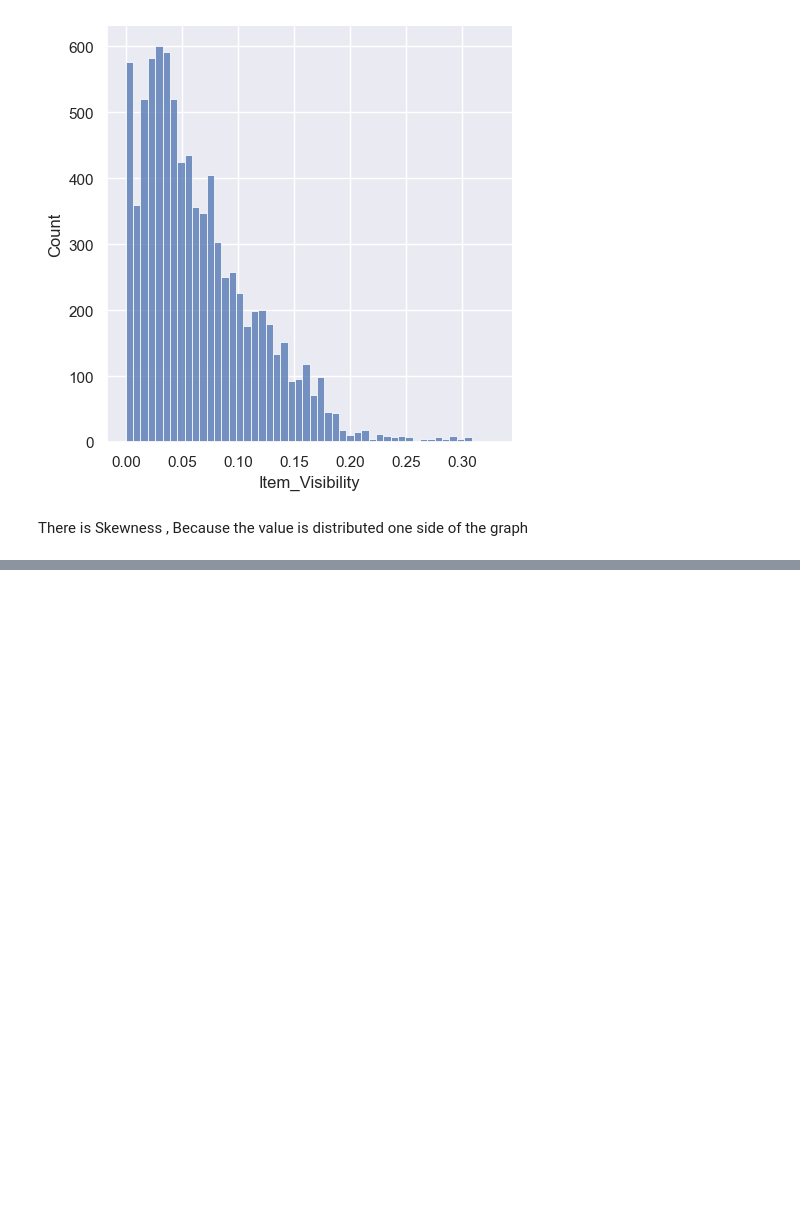
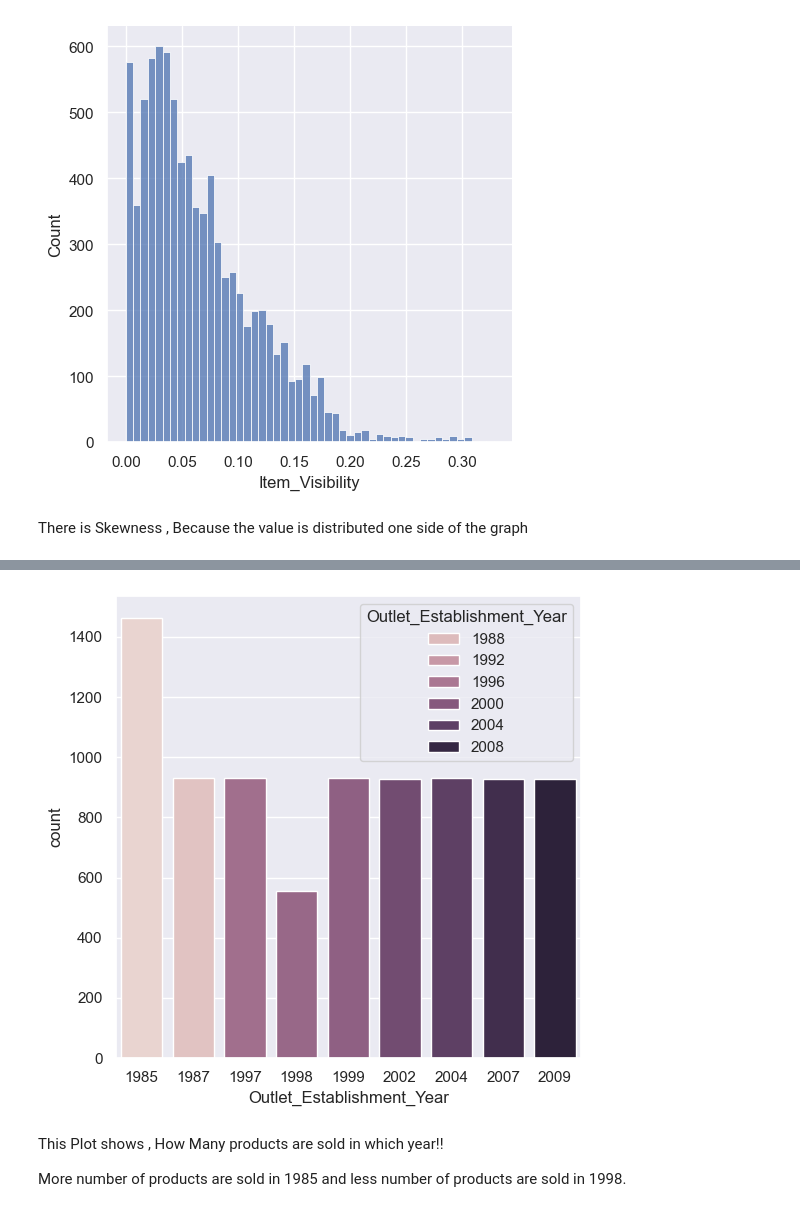
Before and after one commit to harshbhatt15/Machine-Learning, a Jupyter notebook: ADVANCED ALGORITHMS/Ensemble_method/Boosting/Gradient_Approach/XGboost/Sales_prediction.ipynb, the cells around one changed output, grey strips where cells are left out. Saved outputs shown, nothing was run; the diff lists cells and outputs as text; code cells hidden in the pictures; blank space fills up the shorter version.

```diff
--- a/ADVANCED ALGORITHMS/Ensemble_method/Boosting/Gradient_Approach/XGboost/Sales_prediction.ipynb
+++ b/ADVANCED ALGORITHMS/Ensemble_method/Boosting/Gradient_Approach/XGboost/Sales_prediction.ipynb
@@ -221,0 +238,11 @@ There is Skewness , Because the value is distributed one side of the graph
+# %%
+# Outlet_Establishment_Year columns
+plt.figure(figsize=(6,6))
+sns.countplot(x='Outlet_Establishment_Year', data=df , hue='Outlet_Establishment_Year')
+plt.show()
+# %% [output]
+[figure, added]
+# %% [markdown]
+This Plot shows , How Many products are sold in which year!!
+
+More number of products are sold in 1985 and less number of products are sold in 1998.
```
Also changed, not shown: parts of 2 cells of this notebook.
